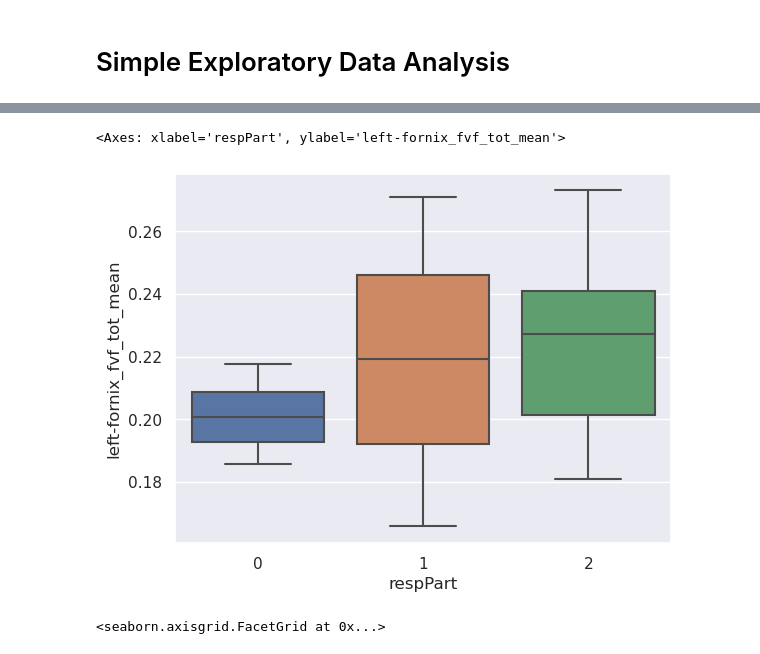
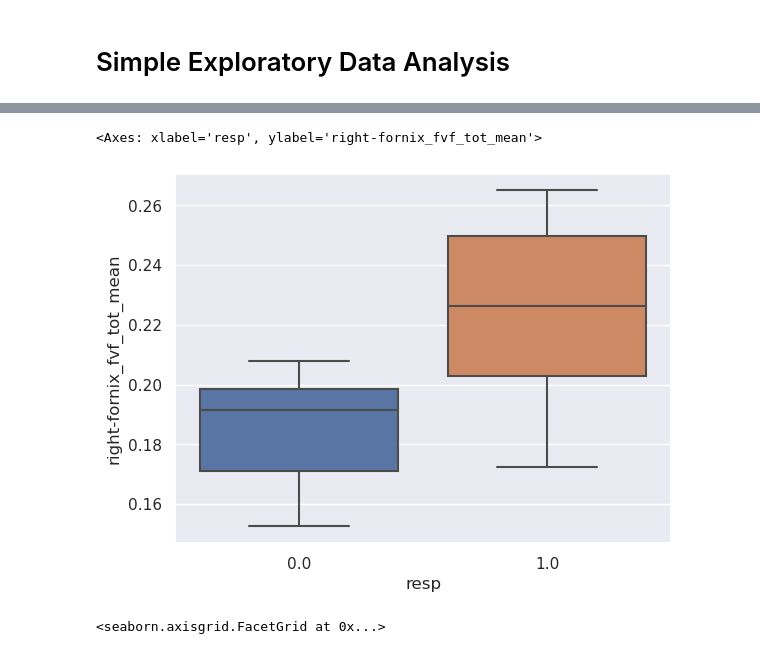
Before and after one commit to PiLAB-Medical-Imaging/TFE23-740_Epilepsy, a Jupyter notebook: src/analysis.ipynb, the cells around one changed output, grey strips where cells are left out. Cells and saved outputs as stored; diff of their text form; code cells hidden in the pictures.

```diff
--- a/src/analysis.ipynb
+++ b/src/analysis.ipynb
@@ -136,0 +113,13 @@ print(X_train.shape)
+# %%
+# Reading the whole dataset
+df = pd.read_csv("%s/dataset.csv" % stats_path, index_col="ID")
+print(df.shape)
+# Removing the healty subjects
+df.dropna(axis=0, how="any", inplace=True)
+print(df.shape)
+
+col_dMRI = df.filter(regex=r'mean|std|skew|kurt').columns
+col_nTract = df.filter(regex=r'nTracts').columns
+col_voxVol = df.filter(regex=r'voxVol').columns
+col_cont = ["age", "therapy_duration", "epilepsy_onset_age", "epilepsy_duration", *col_nTract, *col_dMRI]
+col_cat = ["sex", "AEDs", "benzo", "epilepsy_type"]  # remove because almost constant
@@ -177,0 +198,3 @@ Name: resp, dtype: float64
+# %%
+df.drop(df.filter(regex=r'kurt').columns, axis=1, inplace=True)
+df.shape
@@ -178,8 +252,8 @@ Name: resp, dtype: float64
 # %%
-sns.boxplot(df, y="left-fornix_fvf_tot_mean", x="respPart")
+sns.boxplot(df, y="right-fornix_fvf_tot_mean", x="resp")
 # %% [output]
-<Axes: xlabel='respPart', ylabel='left-fornix_fvf_tot_mean'>
+<Axes: xlabel='resp', ylabel='right-fornix_fvf_tot_mean'>
-[figure, old version]
+[figure, new version]
 # %%
 sns.displot(df, x="left-fornix_RD_mean", hue="resp", kde=True)
 # %% [output]
```
Also changed, not shown: parts of 11 cells of this notebook, 43 other files.
